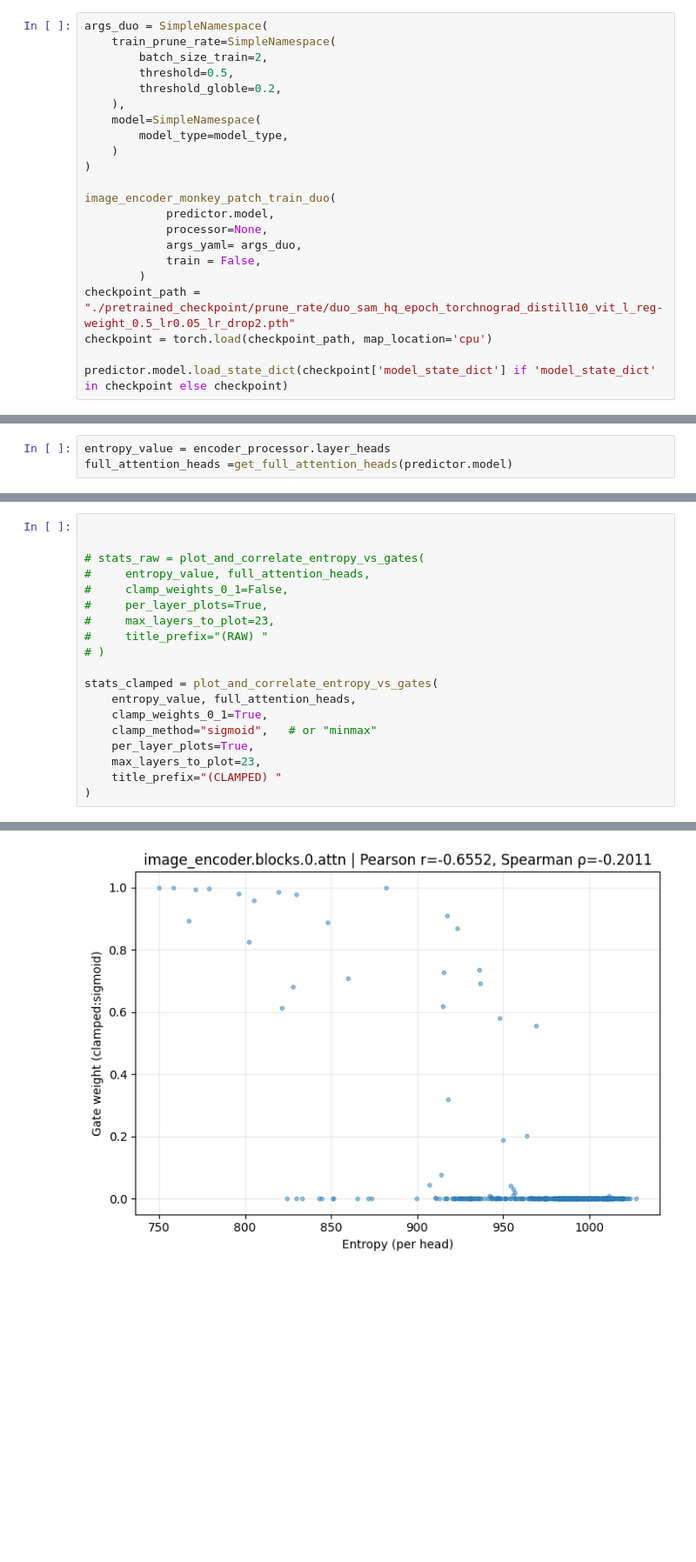
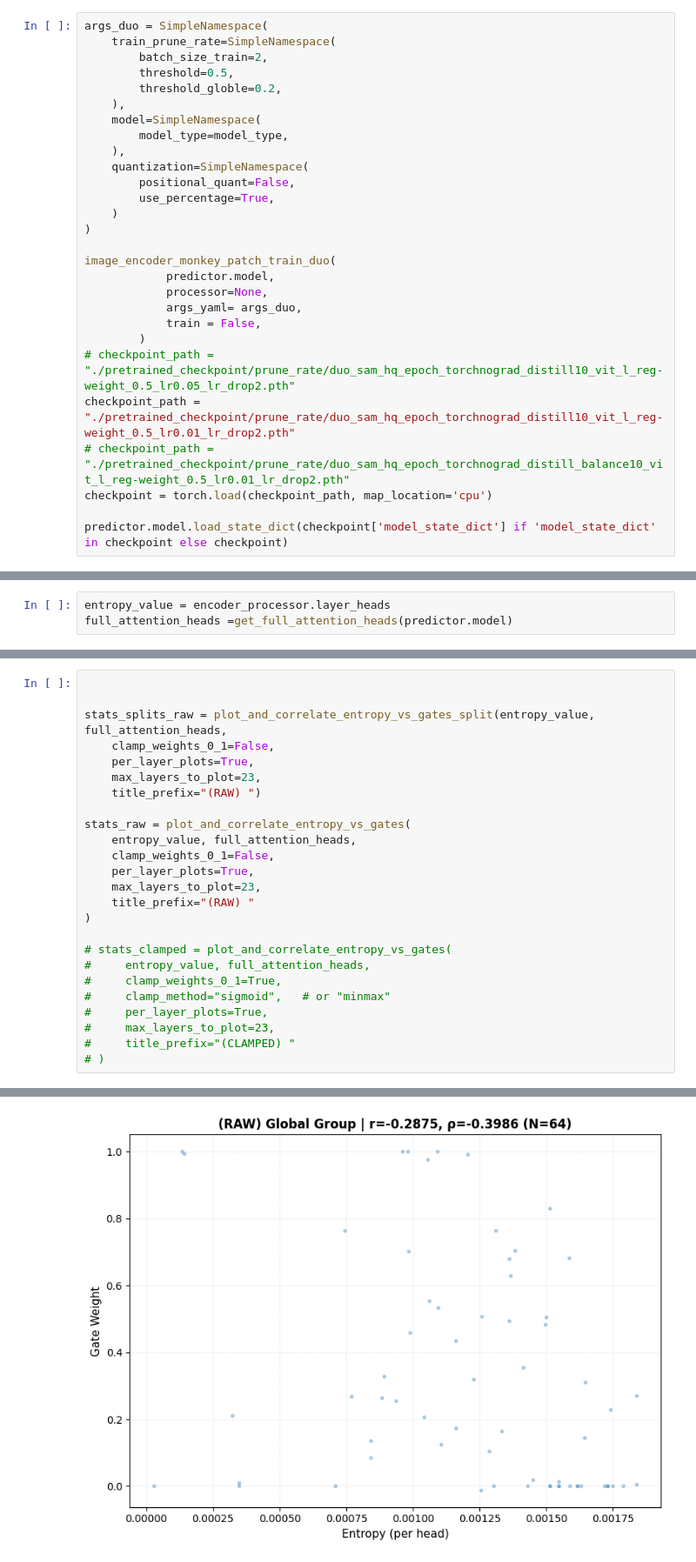
Before and after one commit to hchautran/SAM_Quantization, a Jupyter notebook: entropy_vs_gatevaluecorrelation.ipynb, the cells around one changed output, grey strips where cells are left out. Shown at 87% size. Saved outputs shown, nothing was run; the diff lists cells and outputs as text; blank space fills up the shorter version.

```diff
--- a/entropy_vs_gatevaluecorrelation.ipynb
+++ b/entropy_vs_gatevaluecorrelation.ipynb
@@ -294,6 +380,10 @@ args_duo = SimpleNamespace(
     ),
     model=SimpleNamespace(
         model_type=model_type,
+    ),
+    quantization=SimpleNamespace(
+        positional_quant=False,
+        use_percentage=True,
     )
 )
 
@@ -303,7 +393,9 @@ image_encoder_monkey_patch_train_duo(
             args_yaml= args_duo,
             train = False,
         )
-checkpoint_path = "./pretrained_checkpoint/prune_rate/duo_sam_hq_epoch_torchnograd_distill10_vit_l_reg-weight_0.5_lr0.05_lr_drop2.pth"
+# checkpoint_path = "./pretrained_checkpoint/prune_rate/duo_sam_hq_epoch_torchnograd_distill10_vit_l_reg-weight_0.5_lr0.05_lr_drop2.pth"
+checkpoint_path = "./pretrained_checkpoint/prune_rate/duo_sam_hq_epoch_torchnograd_distill10_vit_l_reg-weight_0.5_lr0.01_lr_drop2.pth"
+# checkpoint_path = "./pretrained_checkpoint/prune_rate/duo_sam_hq_epoch_torchnograd_distill_balance10_vit_l_reg-weight_0.5_lr0.01_lr_drop2.pth"
 checkpoint = torch.load(checkpoint_path, map_location='cpu')
 
 predictor.model.load_state_dict(checkpoint['model_state_dict'] if 'model_state_dict' in checkpoint else checkpoint)
@@ -350,20 +442,26 @@ tensor([ 2.2710e-08,  4.3353e-08, -1.2799e-07, -3.9775e-08,  1.2099e-07,
 # %%
 
 
-# stats_raw = plot_and_correlate_entropy_vs_gates(
+stats_splits_raw = plot_and_correlate_entropy_vs_gates_split(entropy_value, full_attention_heads,
+    clamp_weights_0_1=False,
+    per_layer_plots=True,
+    max_layers_to_plot=23,
+    title_prefix="(RAW) ")
+
+stats_raw = plot_and_correlate_entropy_vs_gates(
+    entropy_value, full_attention_heads,
+    clamp_weights_0_1=False,
+    per_layer_plots=True,
+    max_layers_to_plot=23,
+    title_prefix="(RAW) "
+)
+
+# stats_clamped = plot_and_correlate_entropy_vs_gates(
 #     entropy_value, full_attention_heads,
-#     clamp_weights_0_1=False,
+#     clamp_weights_0_1=True,
+#     clamp_method="sigmoid",   # or "minmax"
 #     per_layer_plots=True,
 #     max_layers_to_plot=23,
-#     title_prefix="(RAW) "
+#     title_prefix="(CLAMPED) "
 # )
-
-stats_clamped = plot_and_correlate_entropy_vs_gates(
-    entropy_value, full_attention_heads,
-    clamp_weights_0_1=True,
-    clamp_method="sigmoid",   # or "minmax"
-    per_layer_plots=True,
-    max_layers_to_plot=23,
-    title_prefix="(CLAMPED) "
-)
 # %% [output]
@@ -371 +469 @@ stats_clamped = plot_and_correlate_entropy_vs_gates(
-[figure, old version]
+[figure, new version]
```
Also changed, not shown: parts of 6 cells of this notebook, 11 other files.
